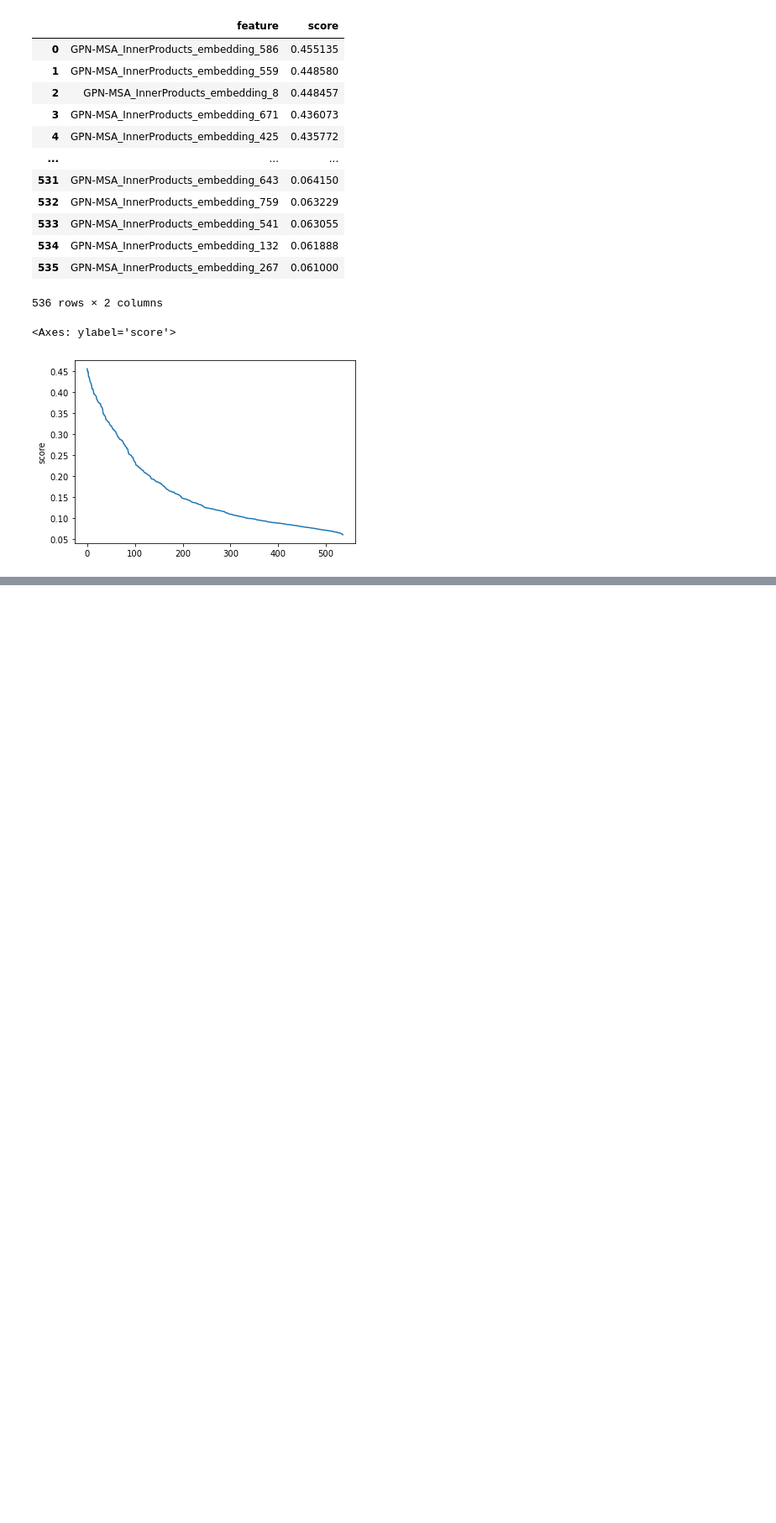
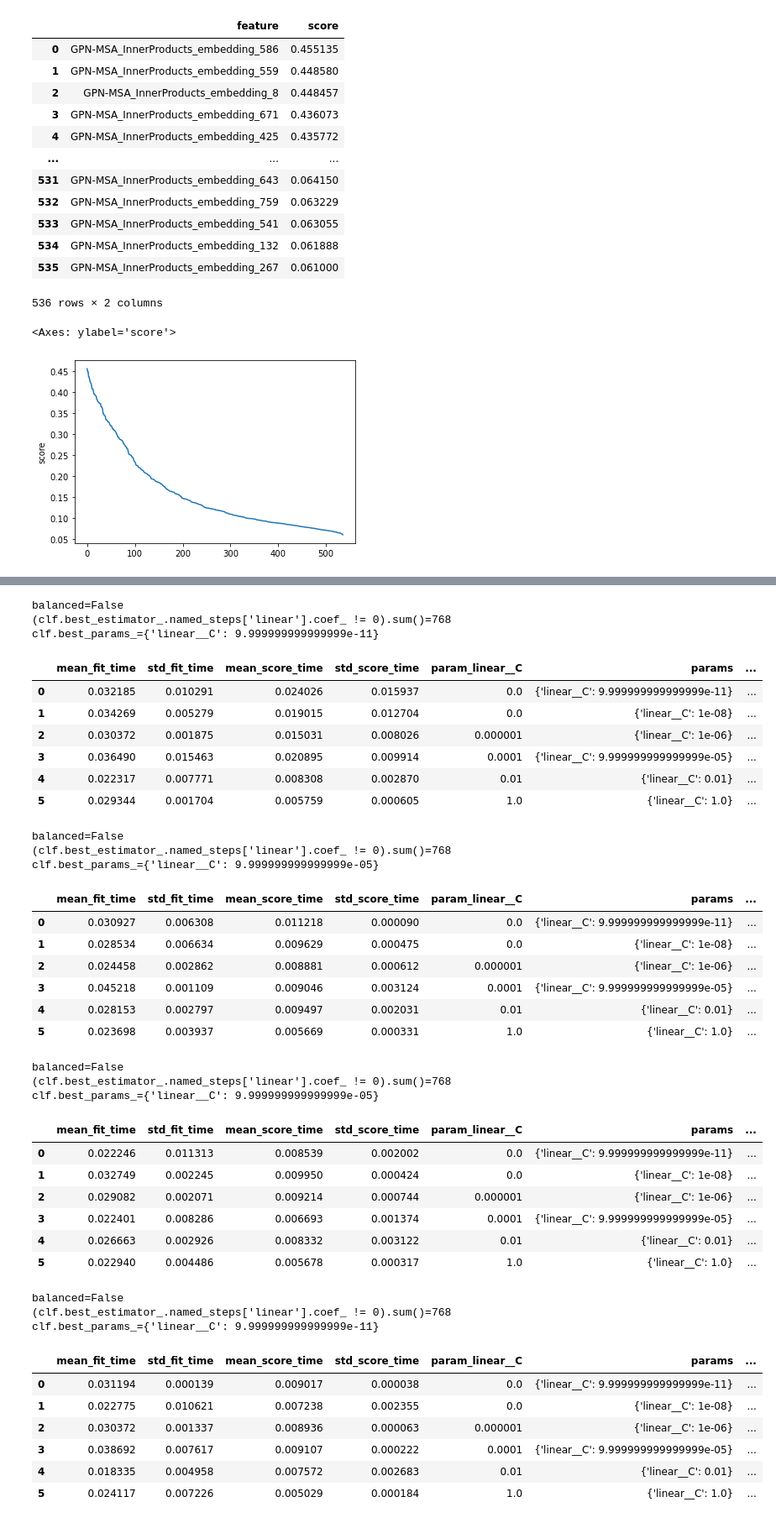
Before and after one commit to minjaf/TraitGym, a Jupyter notebook: workflow/notebooks/feature_selection.ipynb, the cells around one changed output, grey strips where cells are left out. Shown at 84% size. Saved outputs shown, nothing was run; the diff lists cells and outputs as text; code cells hidden in the pictures; blank space fills up the shorter version.

```diff
--- a/workflow/notebooks/feature_selection.ipynb
+++ b/workflow/notebooks/feature_selection.ipynb
@@ -247,3 +334,16 @@ sns.heatmap(
     #figsize=(30, 30),
 #)
 #plt.savefig("correlation.pdf", bbox_inches="tight")
+# %%
+def _eval(V, col, flip=False):
+    balanced = V.label.sum() == len(V) // 2
+    metric = roc_auc_score if balanced else average_precision_score
+    res = []
+    for chrom in V.chrom.unique():
+        V_chrom = V[V.chrom == chrom]
+        res.append(metric(V_chrom.label, V_chrom[col] if not flip else -V_chrom[col]))
+    return np.mean(res)
+
+
+def eval(V, col):
+    return max(_eval(V, col, False), _eval(V, col, True))
@@ -249,0 +352,6 @@ sns.heatmap(
+# %%
+res4 = []
+for f in tqdm(features):
+    res4.append([f, eval(V, f)])
+res4 = pd.DataFrame(res4, columns=["feature", "AUPRC"]).sort_values("AUPRC", ascending=False)
+res4
@@ -309,0 +462,55 @@ importances[importances.feature=="GPN-MSA_InnerProducts_embedding_586"]
+# %%
+mask_train_list = []
+for chrom in V.chrom.unique():
+    mask_train = V.chrom != chrom
+    mask_train_list.append(mask_train)
+
+for mask_train in tqdm(mask_train_list):
+    mask_test = ~mask_train
+    V.loc[mask_test, "score"] = train_predict_logistic_regression(
+        V[mask_train], V[mask_test], features
+    )
+    V.loc[mask_test, "score2"] = train_predict_best_feature(
+        V[mask_train], V[mask_test], features
+    )
+# %% [output]
+balanced=False
+(clf.best_estimator_.named_steps['linear'].coef_ != 0).sum()=768
+clf.best_params_={'linear__C': 9.999999999999999e-11}
+|  | mean_fit_time | std_fit_time | mean_score_time | std_score_time | param_linear__C | params | ... |
+| 0 | 0.032185 | 0.010291 | 0.024026 | 0.015937 | 0.0 | {'linear__C': 9.999999999999999e-11} | ... |
+| 1 | 0.034269 | 0.005279 | 0.019015 | 0.012704 | 0.0 | {'linear__C': 1e-08} | ... |
+| 2 | 0.030372 | 0.001875 | 0.015031 | 0.008026 | 0.000001 | {'linear__C': 1e-06} | ... |
+| 3 | 0.036490 | 0.015463 | 0.020895 | 0.009914 | 0.0001 | {'linear__C': 9.999999999999999e-05} | ... |
+| 4 | 0.022317 | 0.007771 | 0.008308 | 0.002870 | 0.01 | {'linear__C': 0.01} | ... |
+| 5 | 0.029344 | 0.001704 | 0.005759 | 0.000605 | 1.0 | {'linear__C': 1.0} | ... |
+balanced=False
+(clf.best_estimator_.named_steps['linear'].coef_ != 0).sum()=768
+clf.best_params_={'linear__C': 9.999999999999999e-05}
+|  | mean_fit_time | std_fit_time | mean_score_time | std_score_time | param_linear__C | params | ... |
+| 0 | 0.030927 | 0.006308 | 0.011218 | 0.000090 | 0.0 | {'linear__C': 9.999999999999999e-11} | ... |
+| 1 | 0.028534 | 0.006634 | 0.009629 | 0.000475 | 0.0 | {'linear__C': 1e-08} | ... |
+| 2 | 0.024458 | 0.002862 | 0.008881 | 0.000612 | 0.000001 | {'linear__C': 1e-06} | ... |
+| 3 | 0.045218 | 0.001109 | 0.009046 | 0.003124 | 0.0001 | {'linear__C': 9.999999999999999e-05} | ... |
+| 4 | 0.028153 | 0.002797 | 0.009497 | 0.002031 | 0.01 | {'linear__C': 0.01} | ... |
+| 5 | 0.023698 | 0.003937 | 0.005669 | 0.000331 | 1.0 | {'linear__C': 1.0} | ... |
+balanced=False
+(clf.best_estimator_.named_steps['linear'].coef_ != 0).sum()=768
+clf.best_params_={'linear__C': 9.999999999999999e-05}
+|  | mean_fit_time | std_fit_time | mean_score_time | std_score_time | param_linear__C | params | ... |
+| 0 | 0.022246 | 0.011313 | 0.008539 | 0.002002 | 0.0 | {'linear__C': 9.999999999999999e-11} | ... |
+| 1 | 0.032749 | 0.002245 | 0.009950 | 0.000424 | 0.0 | {'linear__C': 1e-08} | ... |
+| 2 | 0.029082 | 0.002071 | 0.009214 | 0.000744 | 0.000001 | {'linear__C': 1e-06} | ... |
+| 3 | 0.022401 | 0.008286 | 0.006693 | 0.001374 | 0.0001 | {'linear__C': 9.999999999999999e-05} | ... |
+| 4 | 0.026663 | 0.002926 | 0.008332 | 0.003122 | 0.01 | {'linear__C': 0.01} | ... |
+| 5 | 0.022940 | 0.004486 | 0.005678 | 0.000317 | 1.0 | {'linear__C': 1.0} | ... |
+balanced=False
+(clf.best_estimator_.named_steps['linear'].coef_ != 0).sum()=768
+clf.best_params_={'linear__C': 9.999999999999999e-11}
+|  | mean_fit_time | std_fit_time | mean_score_time | std_score_time | param_linear__C | params | ... |
+| 0 | 0.031194 | 0.000139 | 0.009017 | 0.000038 | 0.0 | {'linear__C': 9.999999999999999e-11} | ... |
+| 1 | 0.022775 | 0.010621 | 0.007238 | 0.002355 | 0.0 | {'linear__C': 1e-08} | ... |
+| 2 | 0.030372 | 0.001337 | 0.008936 | 0.000063 | 0.000001 | {'linear__C': 1e-06} | ... |
+| 3 | 0.038692 | 0.007617 | 0.009107 | 0.000222 | 0.0001 | {'linear__C': 9.999999999999999e-05} | ... |
+| 4 | 0.018335 | 0.004958 | 0.007572 | 0.002683 | 0.01 | {'linear__C': 0.01} | ... |
+| 5 | 0.024117 | 0.007226 | 0.005029 | 0.000184 | 1.0 | {'linear__C': 1.0} | ... |
```
Also changed, not shown: parts of 21 cells of this notebook, 5 other files.
